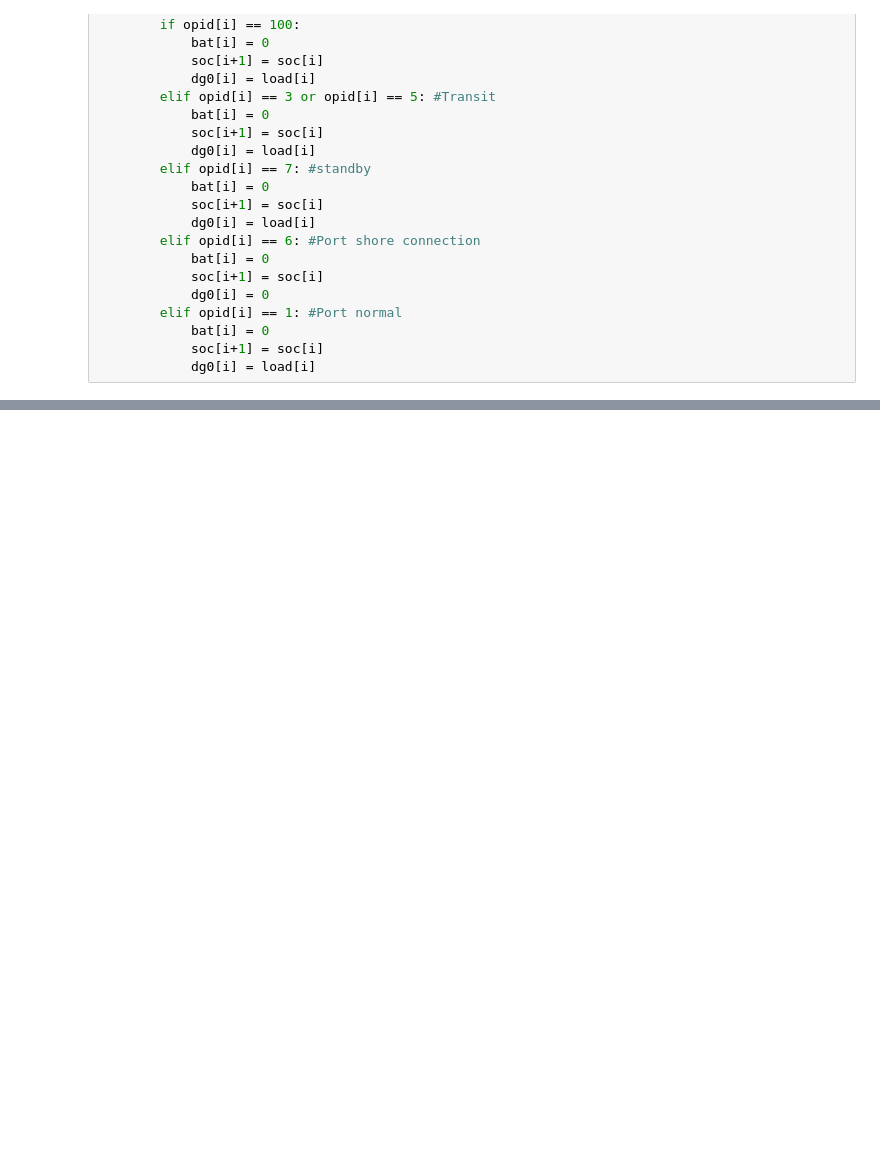
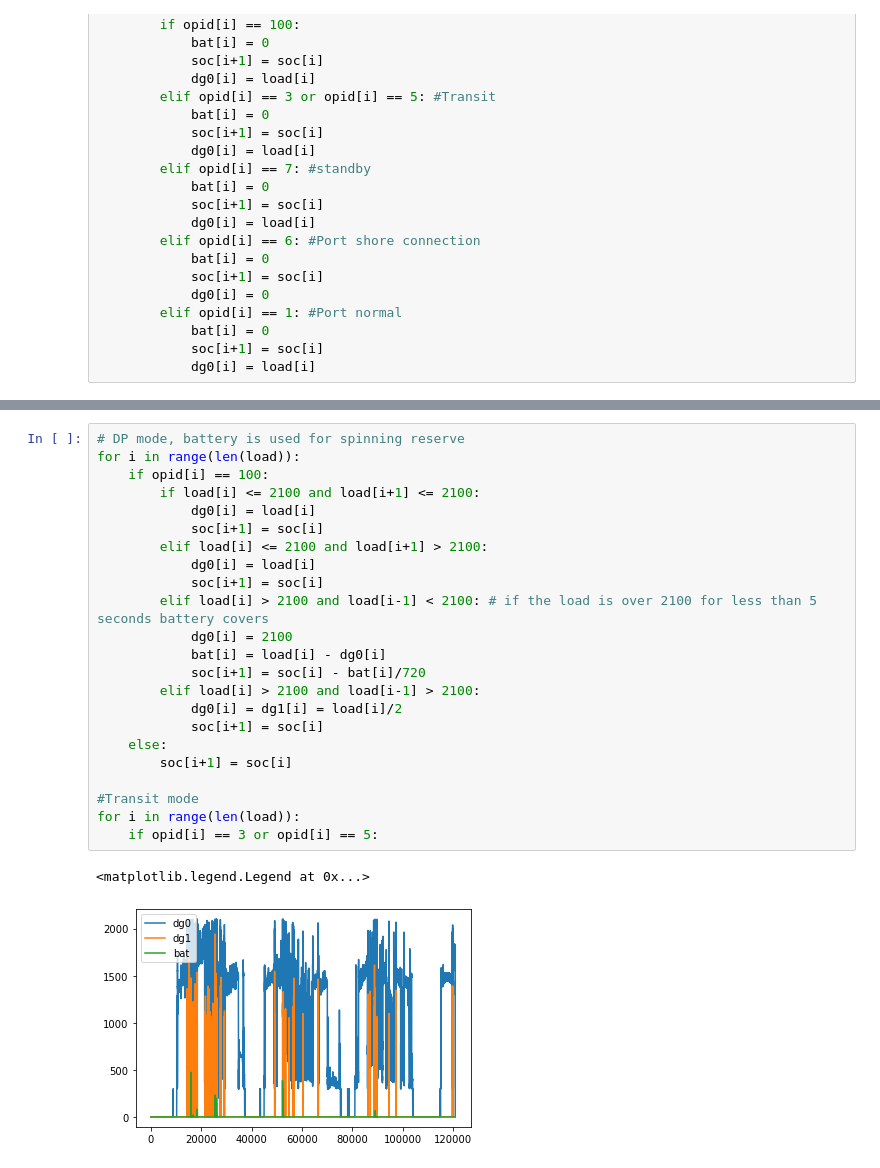
Before and after one commit to andreasdyve/EquinorProject, a Jupyter notebook: python notebooks/BaseCase_MedBat_SpinningReserve_Peakshaving.ipynb, the cells around one changed output, grey strips where cells are left out. Cells and saved outputs as stored; diff of their text form; blank space fills up the shorter version.

```diff
--- a/python notebooks/BaseCase_MedBat_SpinningReserve_Peakshaving.ipynb
+++ b/python notebooks/BaseCase_MedBat_SpinningReserve_Peakshaving.ipynb
@@ -101,0 +158,26 @@ for i in range(len(load)):
+# %%
+# DP mode, battery is used for spinning reserve
+for i in range(len(load)):
+    if opid[i] == 100:
+        if load[i] <= 2100 and load[i+1] <= 2100:
+            dg0[i] = load[i]
+            soc[i+1] = soc[i]
+        elif load[i] <= 2100 and load[i+1] > 2100:
+            dg0[i] = load[i]
+            soc[i+1] = soc[i]
+        elif load[i] > 2100 and load[i-1] < 2100: # if the load is over 2100 for less than 5 seconds battery covers
+            dg0[i] = 2100
+            bat[i] = load[i] - dg0[i]
+            soc[i+1] = soc[i] - bat[i]/720
+        elif load[i] > 2100 and load[i-1] > 2100:
+            dg0[i] = dg1[i] = load[i]/2
+            soc[i+1] = soc[i]
+    else:
+        soc[i+1] = soc[i]
+
+#Transit mode
+for i in range(len(load)):
+    if opid[i] == 3 or opid[i] == 5:
+# %% [output]
+<matplotlib.legend.Legend at 0x...>
+[figure, added]
```
Also changed, not shown: parts of 4 cells of this notebook.
